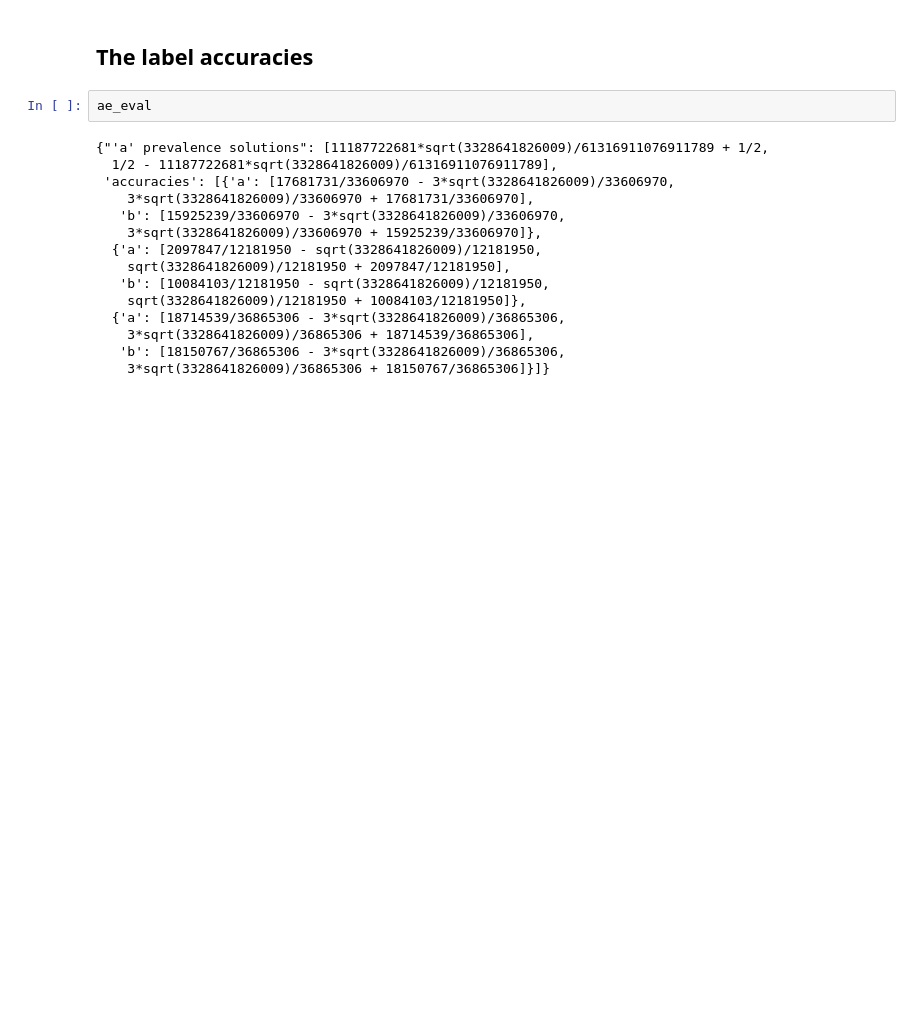
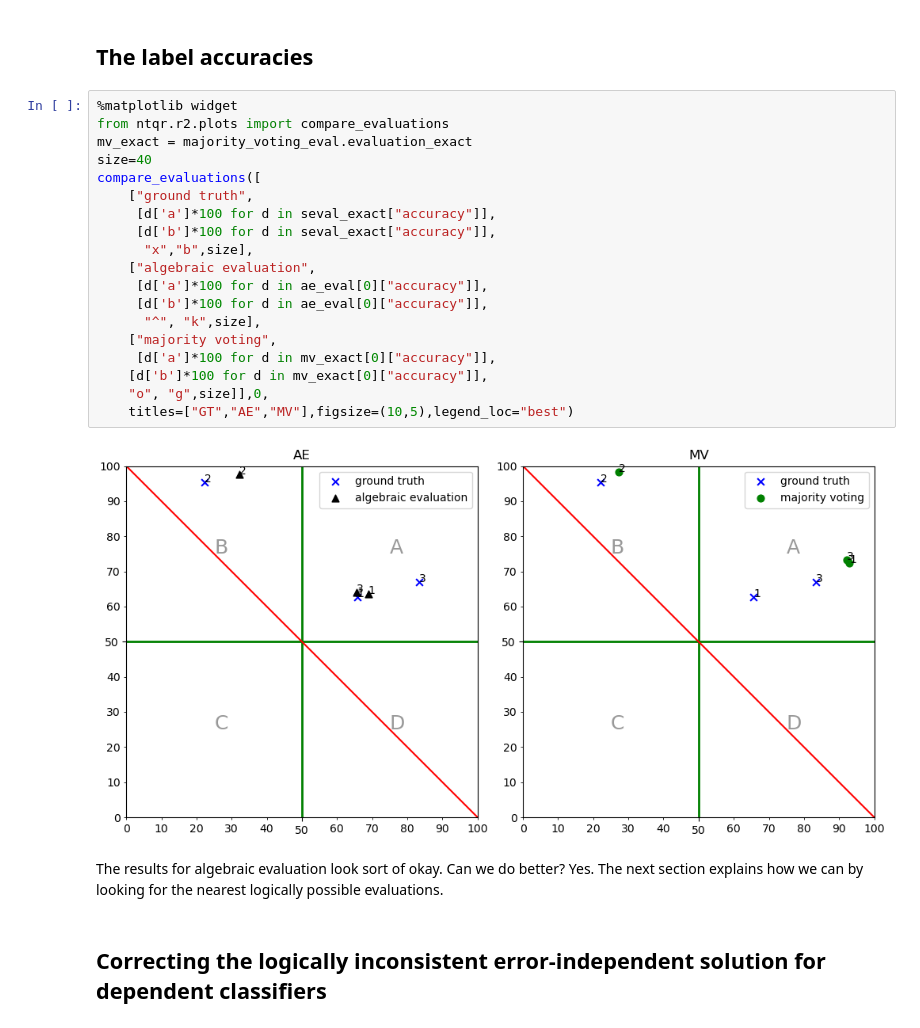
Before and after one commit to andrescorrada/IntroductionToAlgebraicEvaluation, a Jupyter notebook: python/docs/source/notebooks/Tutorial.ipynb, the cells around one changed output. Drawn from its saved outputs; the diff is of its cells as text; blank space fills up the shorter version.

```diff
--- a/python/docs/source/notebooks/Tutorial.ipynb
+++ b/python/docs/source/notebooks/Tutorial.ipynb
@@ -126,19 +126,27 @@ To summarize - the true 'a' label prevalence is 15.4%, algebraic evaluation esti
 # %% [markdown]
 ## The label accuracies
 # %%
-ae_eval
+%matplotlib widget
+from ntqr.r2.plots import compare_evaluations
+mv_exact = majority_voting_eval.evaluation_exact
+size=40
+compare_evaluations([
+    ["ground truth",
+     [d['a']*100 for d in seval_exact["accuracy"]],
+     [d['b']*100 for d in seval_exact["accuracy"]],
+      "x","b",size],
+    ["algebraic evaluation",
+     [d['a']*100 for d in ae_eval[0]["accuracy"]],
+     [d['b']*100 for d in ae_eval[0]["accuracy"]],
+      "^", "k",size],
+    ["majority voting",
+     [d['a']*100 for d in mv_exact[0]["accuracy"]],
+    [d['b']*100 for d in mv_exact[0]["accuracy"]],
+    "o", "g",size]],0,
+    titles=["GT","AE","MV"],figsize=(10,5),legend_loc="best")
 # %% [output]
-{"'a' prevalence solutions": [11187722681*sqrt(3328641826009)/61316911076911789 + 1/2,
-  1/2 - 11187722681*sqrt(3328641826009)/61316911076911789],
- 'accuracies': [{'a': [17681731/33606970 - 3*sqrt(3328641826009)/33606970,
-    3*sqrt(3328641826009)/33606970 + 17681731/33606970],
-   'b': [15925239/33606970 - 3*sqrt(3328641826009)/33606970,
-    3*sqrt(3328641826009)/33606970 + 15925239/33606970]},
-  {'a': [2097847/12181950 - sqrt(3328641826009)/12181950,
-    sqrt(3328641826009)/12181950 + 2097847/12181950],
-   'b': [10084103/12181950 - sqrt(3328641826009)/12181950,
-    sqrt(3328641826009)/12181950 + 10084103/12181950]},
-  {'a': [18714539/36865306 - 3*sqrt(3328641826009)/36865306,
-    3*sqrt(3328641826009)/36865306 + 18714539/36865306],
-   'b': [18150767/36865306 - 3*sqrt(3328641826009)/36865306,
-    3*sqrt(3328641826009)/36865306 + 18150767/36865306]}]}
+[figure, added]
+# %% [markdown]
+The results for algebraic evaluation look sort of okay. Can we do better? Yes. The next section explains how we can by looking for the nearest logically possible evaluations.
+# %% [markdown]
+## Correcting the logically inconsistent error-independent solution for dependent classifiers
```
Also changed, not shown: parts of 11 cells of this notebook, 2 other files.
